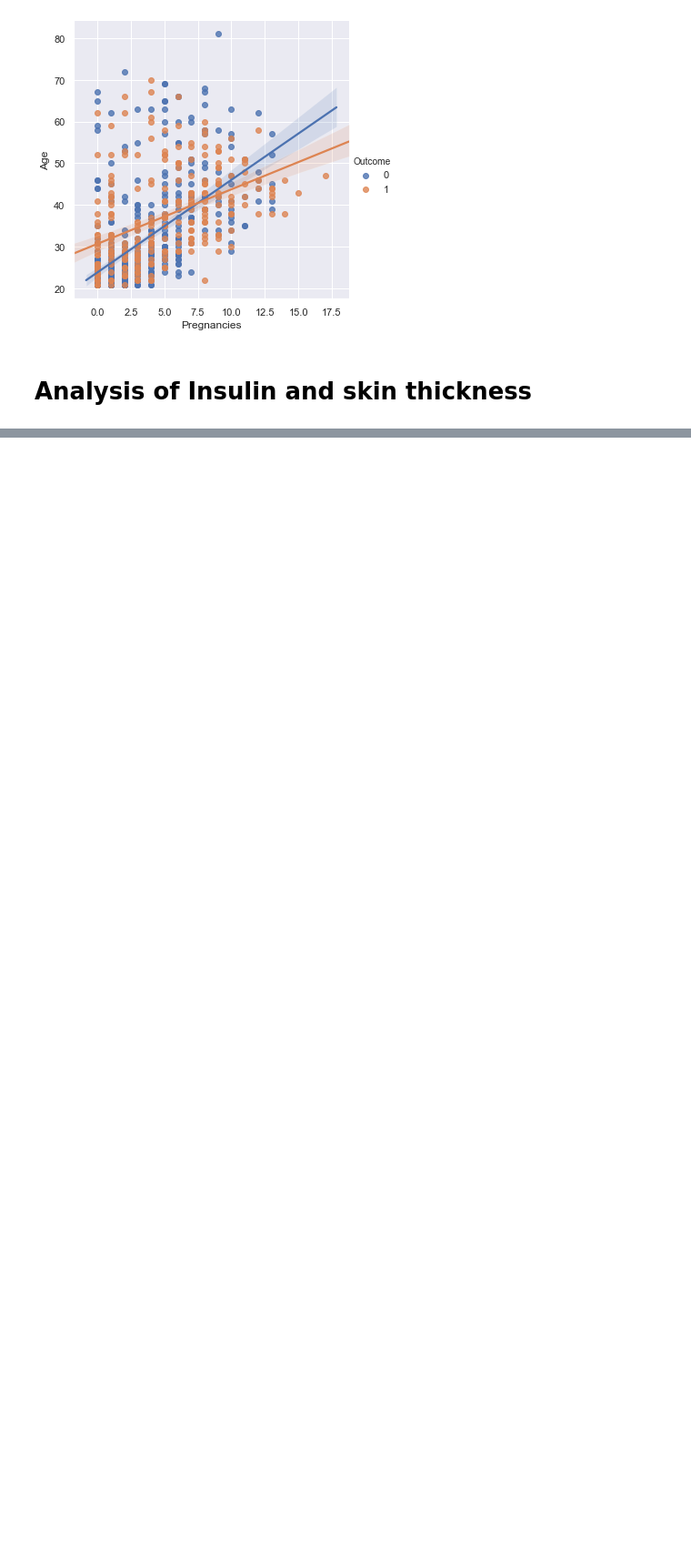
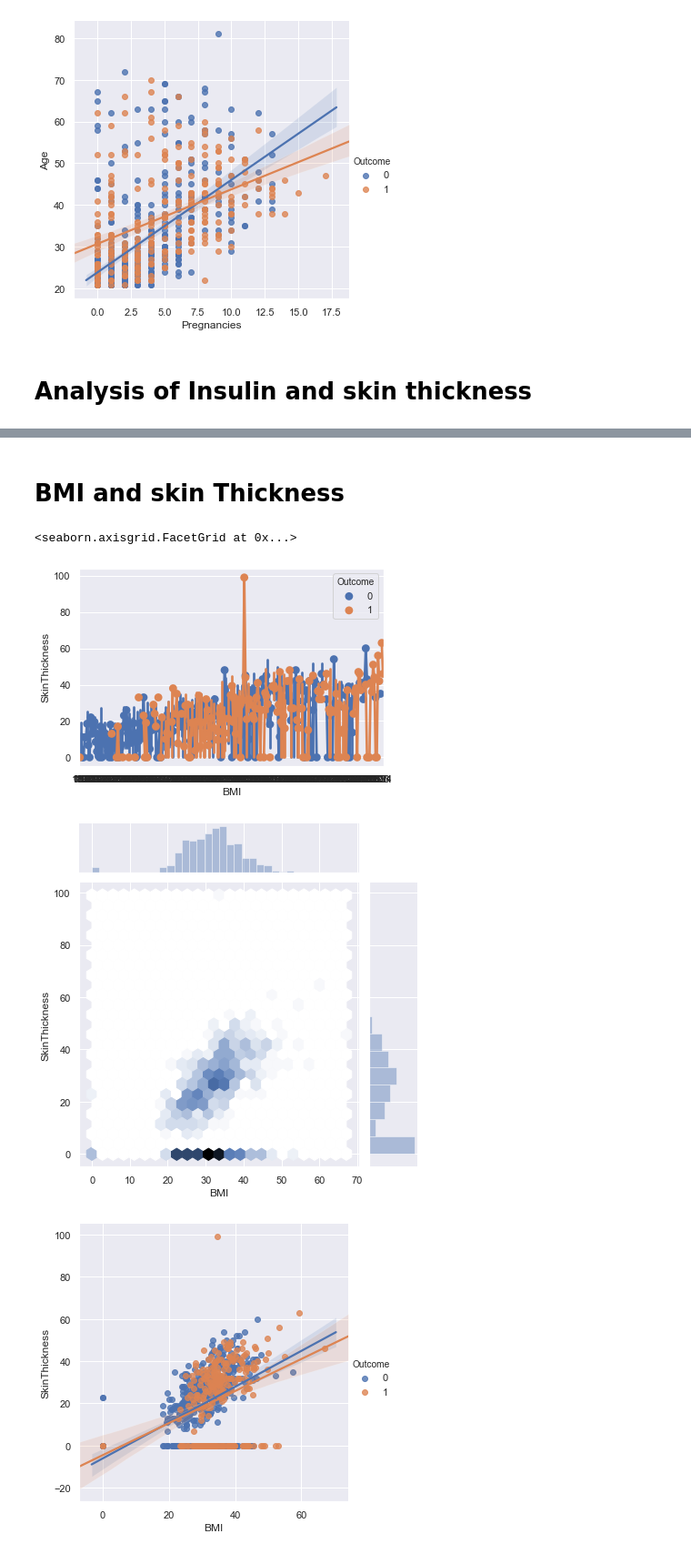
Before and after one commit to evabanegacom/Exploratory-analysis, a Jupyter notebook: Exploratory Analysis.ipynb, the cells around one changed output, grey strips where cells are left out. Shown at 91% size. Saved outputs shown, nothing was run; the diff lists cells and outputs as text; code cells hidden in the pictures; blank space fills up the shorter version.

```diff
--- a/Exploratory Analysis.ipynb
+++ b/Exploratory Analysis.ipynb
@@ -483,0 +500,11 @@ sns.lmplot(x='Insulin',y='SkinThickness',data=diabetes,hue='Outcome')
+# %% [markdown]
+# BMI and skin Thickness
+# %%
+sns.pointplot(diabetes['BMI'], diabetes['SkinThickness'], hue=diabetes['Outcome'])
+sns.jointplot(diabetes['BMI'], diabetes['SkinThickness'], kind='hex')
+sns.lmplot(x='BMI',y='SkinThickness',data=diabetes,hue='Outcome')
+# %% [output]
+<seaborn.axisgrid.FacetGrid at 0x...>
+[figure, added]
+[figure, added]
+[figure, added]
```
Also changed, not shown: parts of 6 cells of this notebook.
